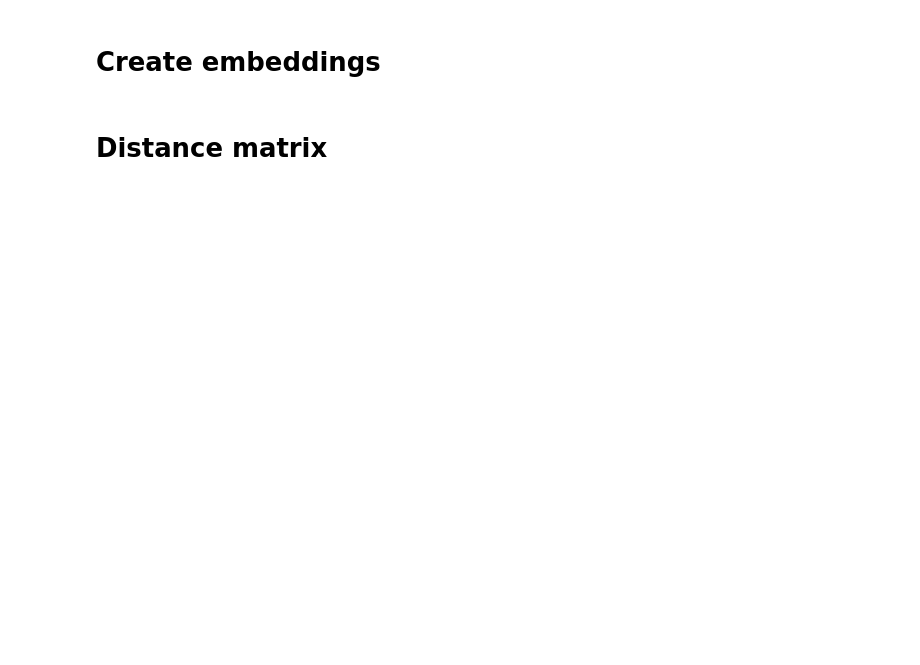
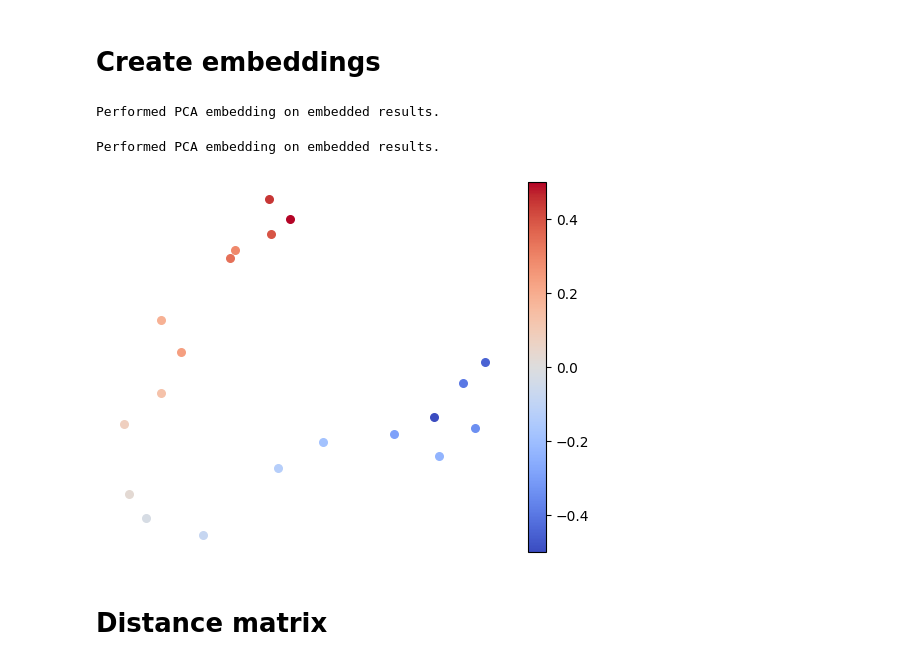
Before and after one commit to agosztolai/MARBLE, a Jupyter notebook: examples/Figure_2_vanderpol.ipynb, the cells around one changed output. Cells and saved outputs as stored; diff of their text form; code cells hidden in the pictures; blank space fills up the shorter version.

```diff
--- a/examples/Figure_2_vanderpol.ipynb
+++ b/examples/Figure_2_vanderpol.ipynb
@@ -40,4 +36,4 @@ for i, (p, v) in enumerate(zip(pos, vel)):
 # %% [markdown]
 # Plot vector fields
 # %%
-data = utils.construct_dataset(pos, features=vel, graph_type='cknn', k=20, n_geodesic_nb=30, stop_crit=0.03, vector=False)
+data = utils.construct_dataset(pos, features=vel, graph_type='cknn', k=20, stop_crit=0.03, vector=True)
@@ -65,13 +89,18 @@ model.run_training(data, outdir='./output/vanderpol_data')
 # %% [markdown]
 # Create embeddings
+# %%
+data = model.evaluate(data)
+data = postprocessing(data, embed_typ='PCA')
+# %% [output]
+Performed PCA embedding on embedded results.
 # %%
-data = model.evaluate(data)
-data = postprocessing(data)
-
-emb_MDS, _ = geometry.embed(data.dist, embed_typ = 'MDS')
+emb_MDS, _ = geometry.embed(data.dist, embed_typ = 'PCA')
 plotting.embedding(emb_MDS, mu, s=30, alpha=1)
 #plt.savefig('../results/van_der_pol_MDS.svg')
 plt.show()
+# %% [output]
+Performed PCA embedding on embedded results.
+[figure, added]
 # %% [markdown]
 # Distance matrix
 # %%
```
Also changed, not shown: parts of 8 cells of this notebook, 7 other files.
